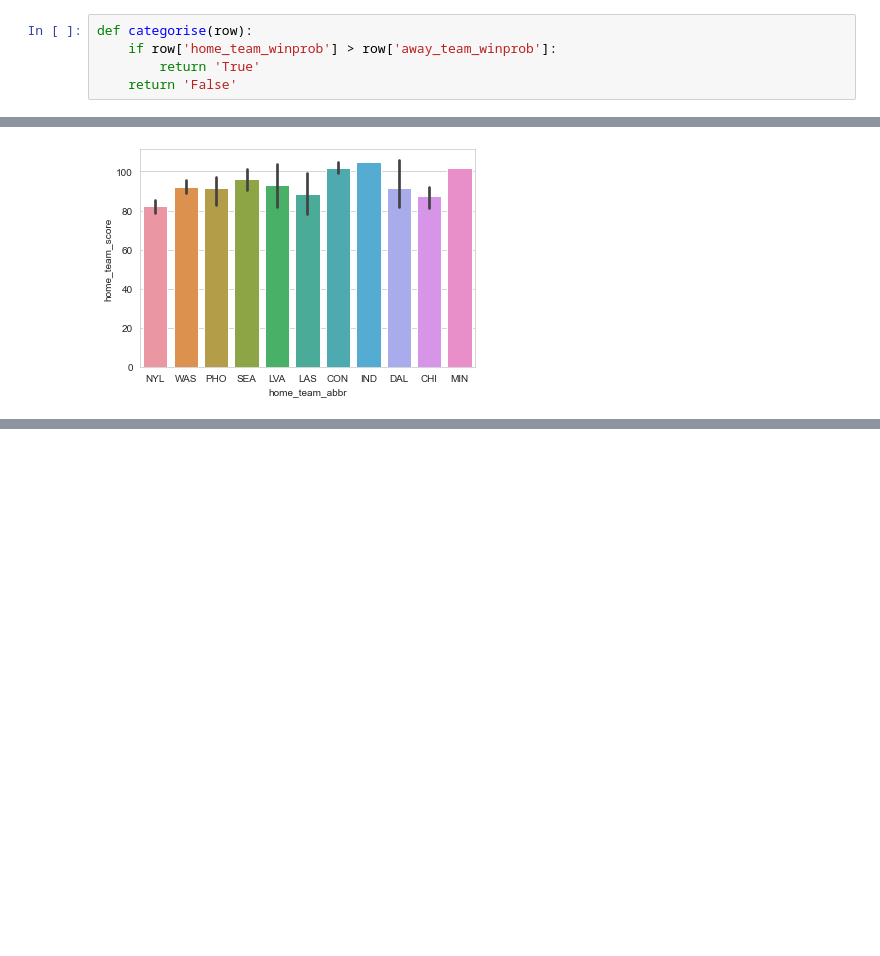
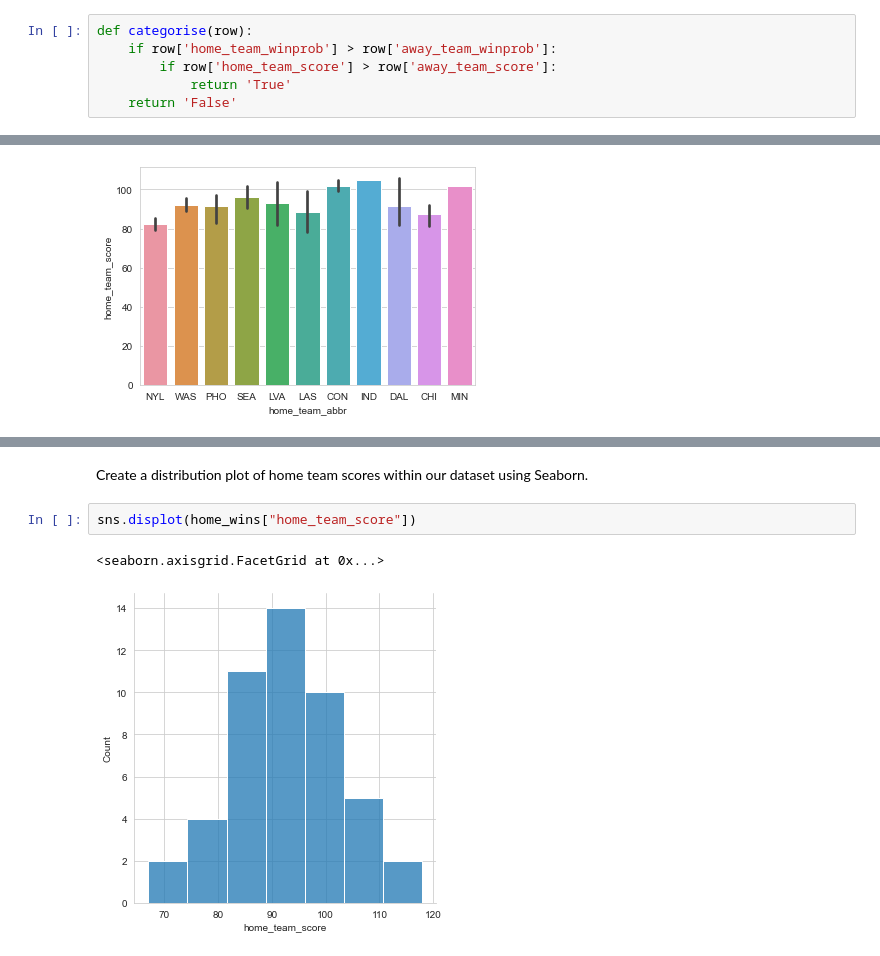
Before and after one commit to larsz-o/wnbaData, a Jupyter notebook: wnbaData.ipynb, the cells around one changed output, grey strips where cells are left out. Cells and saved outputs as stored; diff of their text form; blank space fills up the shorter version.

Commit message:
using seaborn

```diff
--- a/wnbaData.ipynb
+++ b/wnbaData.ipynb
@@ -42,7 +42,8 @@ Using a function, create a new row that tells us if the home team win probabilit
 # %%
 def categorise(row):
     if row['home_team_winprob'] > row['away_team_winprob']:
-        return 'True'
+        if row['home_team_score'] > row['away_team_score']:
+            return 'True'
     return 'False'
 # %%
 df['prediction_true'] = df.apply(lambda row: categorise(row), axis=1)
@@ -93,0 +95,7 @@ sns.barplot(x="home_team_winprob", y="home_team_abbr", data=home_wins)
+# %% [markdown]
+Create a distribution plot of home team scores within our dataset using Seaborn.
+# %%
+sns.displot(home_wins["home_team_score"])
+# %% [output]
+<seaborn.axisgrid.FacetGrid at 0x...>
+[figure, added]
```
Also changed, not shown: parts of 16 cells of this notebook.
